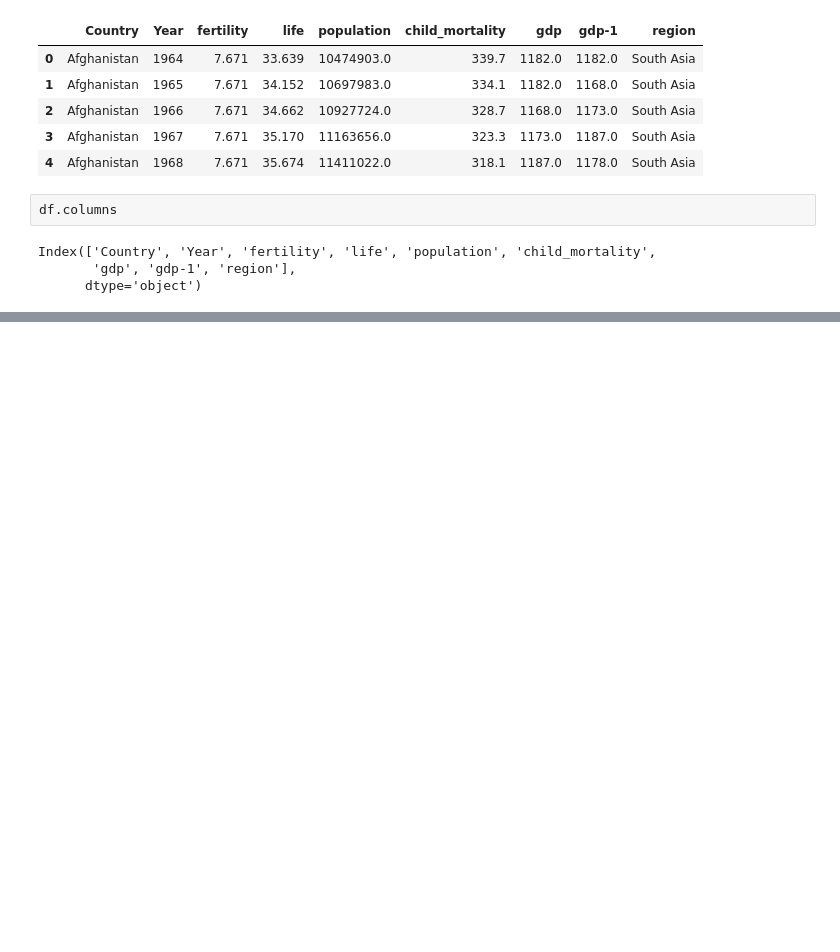
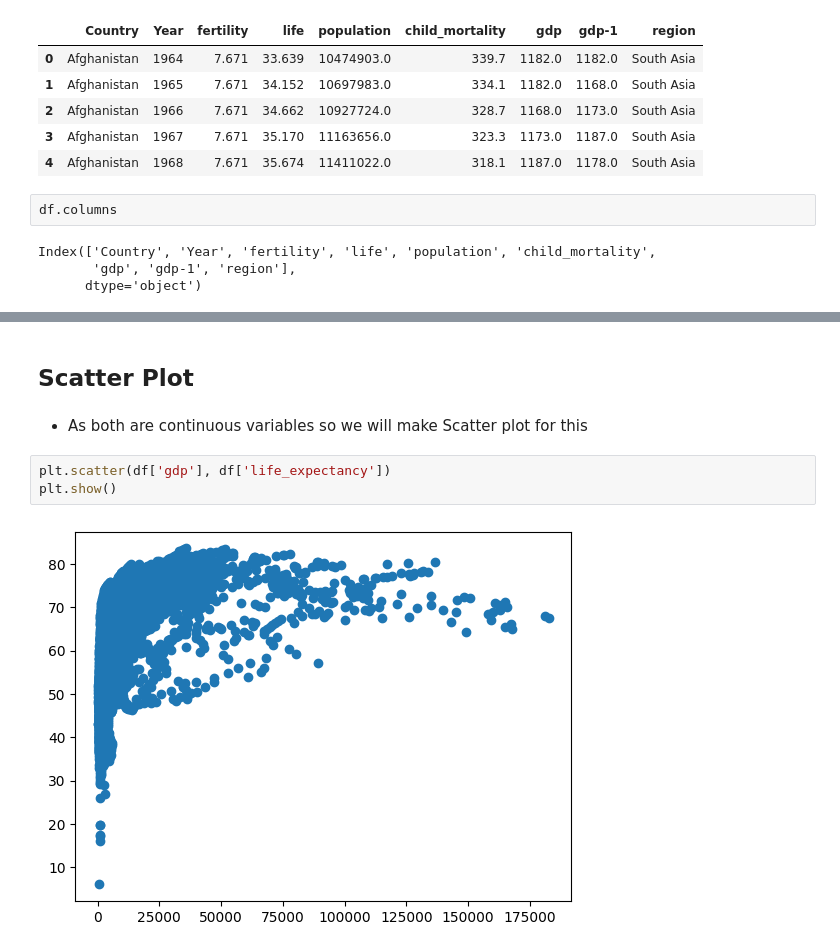
Before and after one commit to uzairafridi00/machine-learning, a Jupyter notebook: Dice Camp Course/Python_WorkShop/Visualization.ipynb, the cells around one changed output, grey strips where cells are left out. Drawn from its saved outputs; the diff is of its cells as text; blank space fills up the shorter version.

```diff
--- a/Dice Camp Course/Python_WorkShop/Visualization.ipynb
+++ b/Dice Camp Course/Python_WorkShop/Visualization.ipynb
@@ -38,0 +86,9 @@ Index(['Country', 'Year', 'fertility', 'life', 'population', 'child_mortality',
+# %% [markdown]
+## Scatter Plot
+# %% [markdown]
+- As both are continuous variables so we will make Scatter plot for this
+# %%
+plt.scatter(df['gdp'], df['life_expectancy'])
+plt.show()
+# %% [output]
+[figure, added]
```
Also changed, not shown: parts of 35 cells of this notebook.
